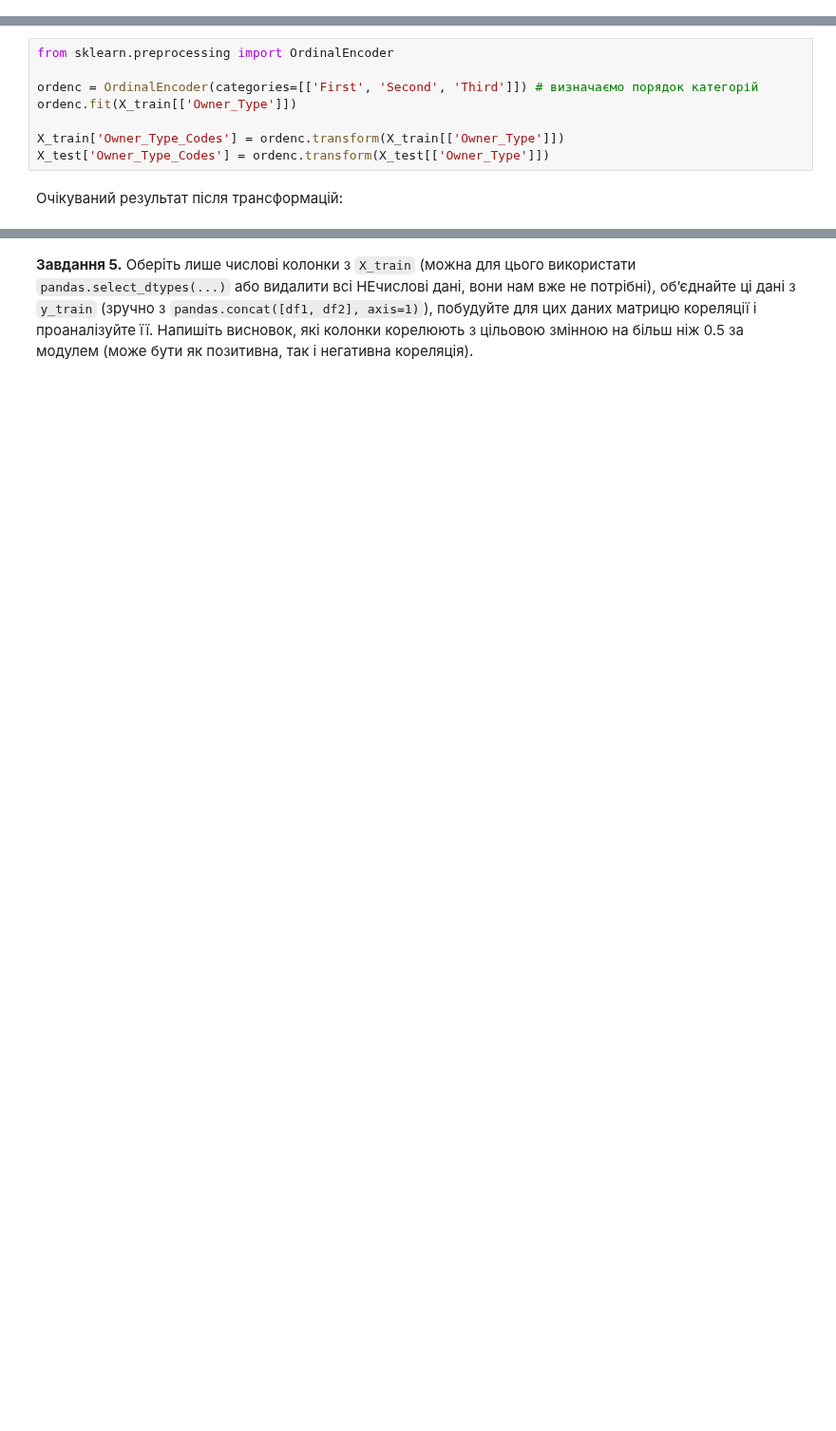
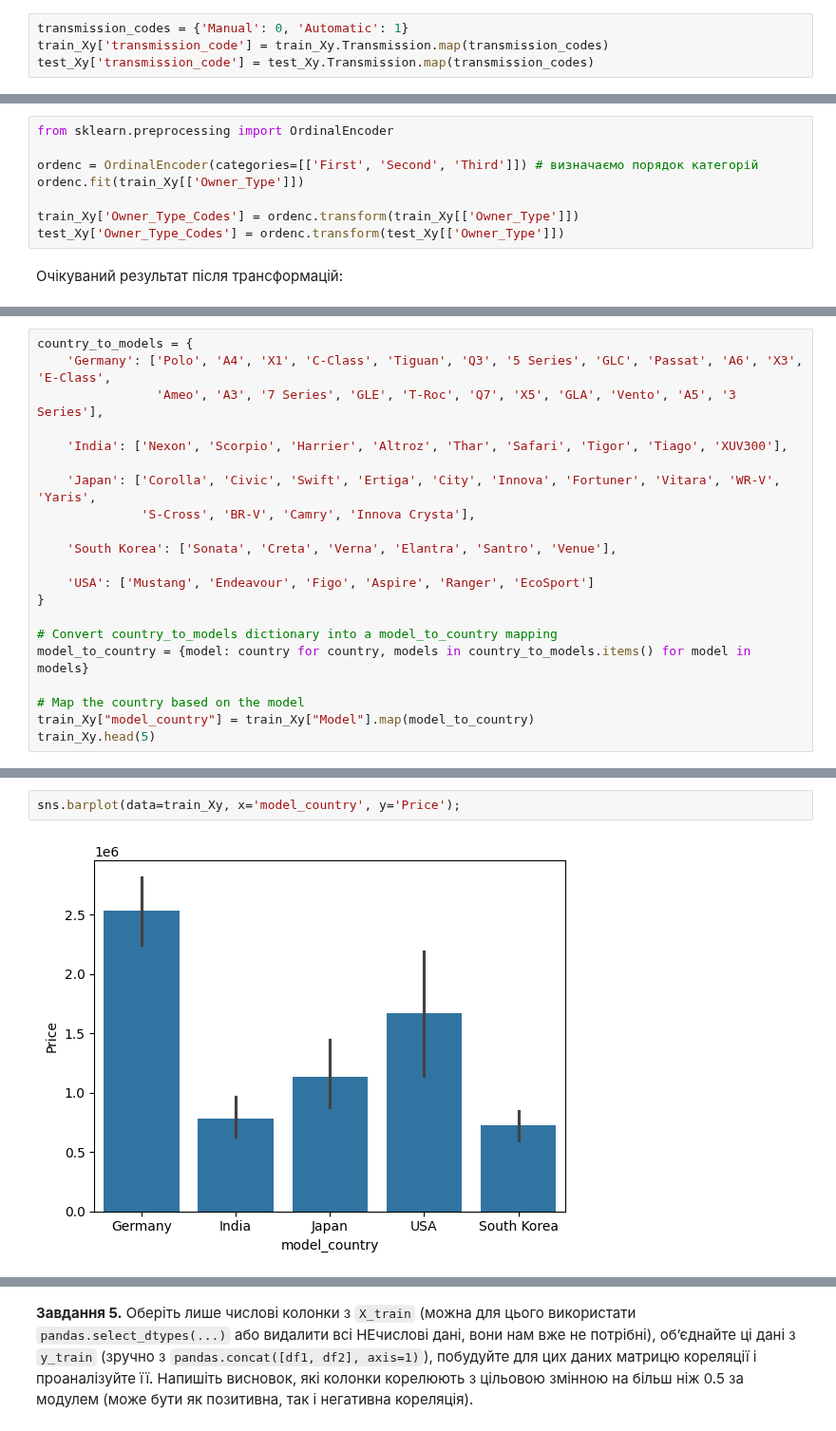
Before and after one commit to o-semenkova/ml_home_tasks, a Jupyter notebook: HW_2_1_Лінійна_регресія_від_багатьох_змінних.ipynb, the cells around one changed output, grey strips where cells are left out. Shown at 95% size. Saved outputs shown, nothing was run; the diff lists cells and outputs as text; blank space fills up the shorter version.

```diff
--- a/HW_2_1_Лінійна_регресія_від_багатьох_змінних.ipynb
+++ b/HW_2_1_Лінійна_регресія_від_багатьох_змінних.ipynb
@@ -164,0 +200,4 @@ X_train, X_test, y_train, y_test = train_test_split(X, y, test_size=0.2, random_
+# %%
+transmission_codes = {'Manual': 0, 'Automatic': 1}
+train_Xy['transmission_code'] = train_Xy.Transmission.map(transmission_codes)
+test_Xy['transmission_code'] = test_Xy.Transmission.map(transmission_codes)
@@ -166,10 +218,10 @@ X_train, X_test, y_train, y_test = train_test_split(X, y, test_size=0.2, random_
 from sklearn.preprocessing import OrdinalEncoder
 
 ordenc = OrdinalEncoder(categories=[['First', 'Second', 'Third']]) # визначаємо порядок категорій
-ordenc.fit(X_train[['Owner_Type']])
+ordenc.fit(train_Xy[['Owner_Type']])
 
-X_train['Owner_Type_Codes'] = ordenc.transform(X_train[['Owner_Type']])
-X_test['Owner_Type_Codes'] = ordenc.transform(X_test[['Owner_Type']])
+train_Xy['Owner_Type_Codes'] = ordenc.transform(train_Xy[['Owner_Type']])
+test_Xy['Owner_Type_Codes'] = ordenc.transform(test_Xy[['Owner_Type']])
 # %% [markdown]
 Очікуваний результат після трансформацій:
 # %%
@@ -189,3 +241,24 @@ display(X_train.head()), display(X_test.head())
 | 14 | 15 | Maruti | Ertiga | 2020 | 18000 | Petrol | Manual | First | 19 | ... |
 | 68 | 69 | Ford | Aspire | 2019 | 26000 | Petrol | Manual | Third | 20 | ... |
 (None, None)
+# %%
+country_to_models = {
+    'Germany': ['Polo', 'A4', 'X1', 'C-Class', 'Tiguan', 'Q3', '5 Series', 'GLC', 'Passat', 'A6', 'X3', 'E-Class',
+                'Ameo', 'A3', '7 Series', 'GLE', 'T-Roc', 'Q7', 'X5', 'GLA', 'Vento', 'A5', '3 Series'],
+
+    'India': ['Nexon', 'Scorpio', 'Harrier', 'Altroz', 'Thar', 'Safari', 'Tigor', 'Tiago', 'XUV300'],
+
+    'Japan': ['Corolla', 'Civic', 'Swift', 'Ertiga', 'City', 'Innova', 'Fortuner', 'Vitara', 'WR-V', 'Yaris',
+              'S-Cross', 'BR-V', 'Camry', 'Innova Crysta'],
+
+    'South Korea': ['Sonata', 'Creta', 'Verna', 'Elantra', 'Santro', 'Venue'],
+
+    'USA': ['Mustang', 'Endeavour', 'Figo', 'Aspire', 'Ranger', 'EcoSport']
+}
+
+# Convert country_to_models dictionary into a model_to_country mapping
+model_to_country = {model: country for country, models in country_to_models.items() for model in models}
+
+# Map the country based on the model
+train_Xy["model_country"] = train_Xy["Model"].map(model_to_country)
+train_Xy.head(5)
@@ -191,0 +272,4 @@ display(X_train.head()), display(X_test.head())
+# %%
+sns.barplot(data=train_Xy, x='model_country', y='Price');
+# %% [output]
+[figure, added]
```
Also changed, not shown: parts of 23 cells of this notebook.
